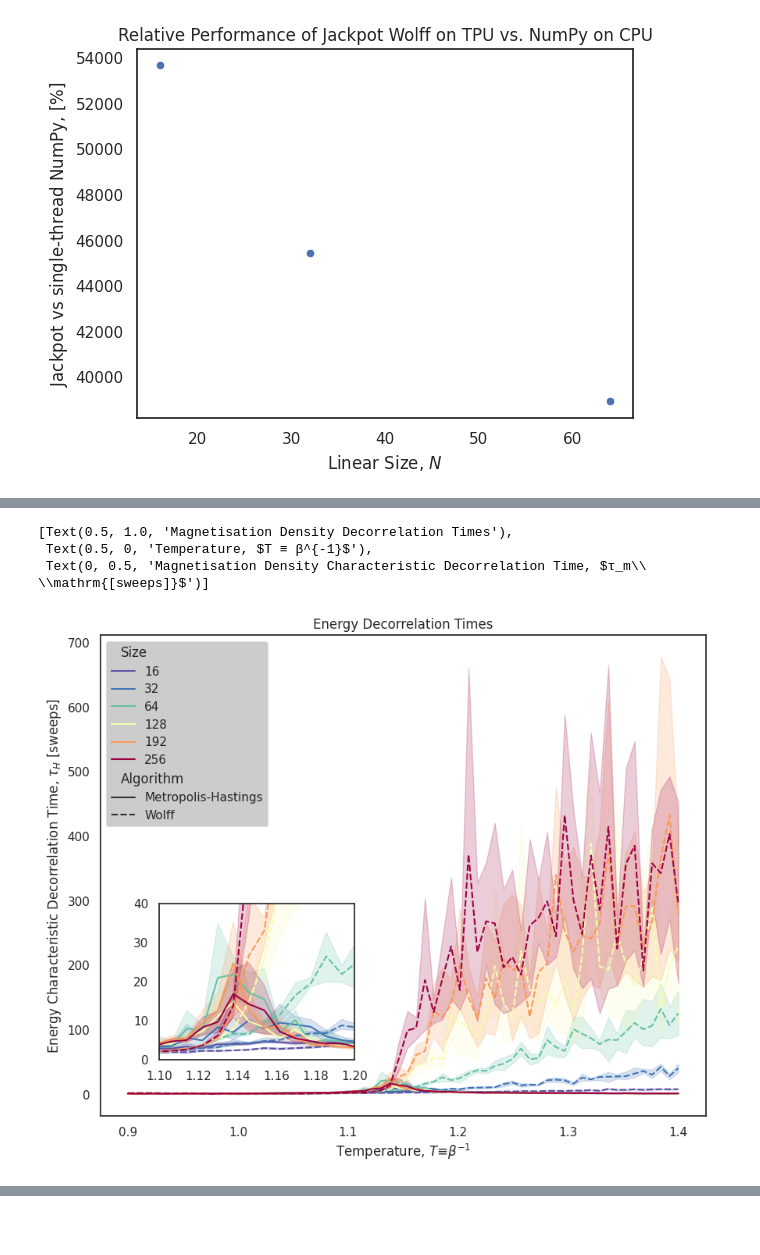
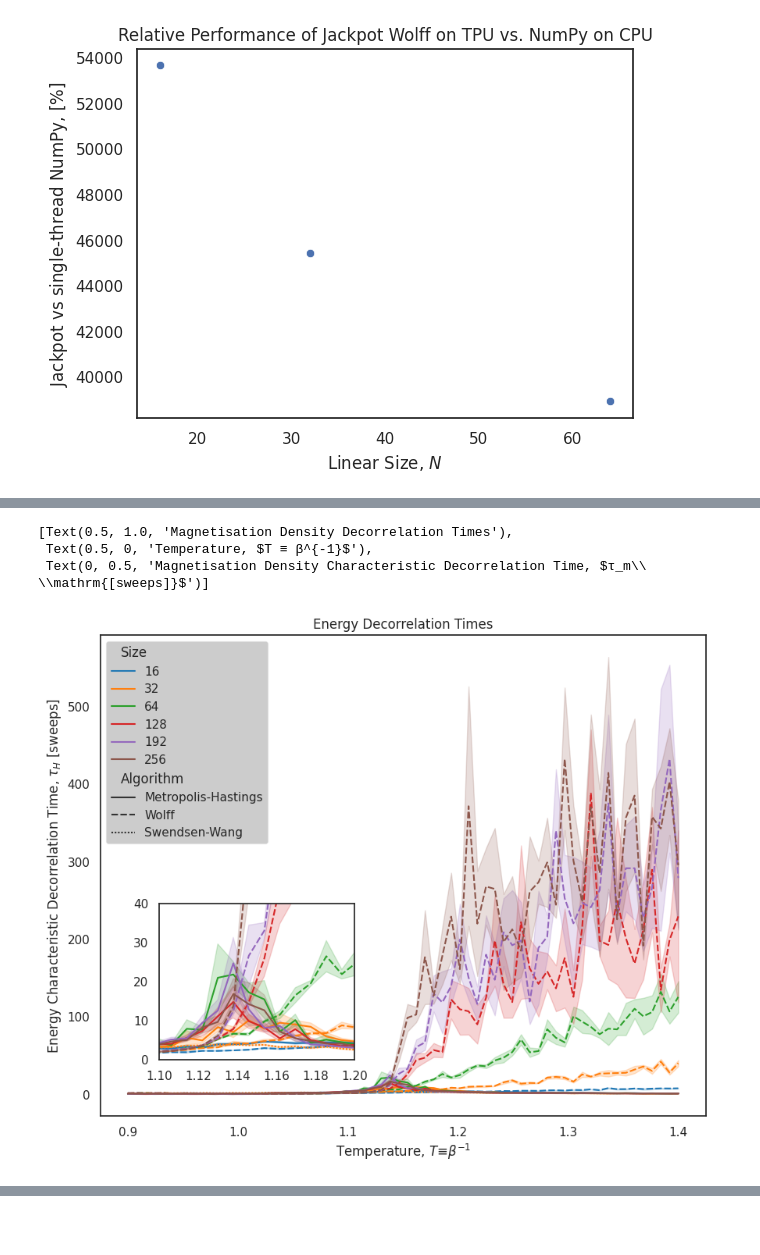
Before and after one commit to JeppeKlitgaard/Jackpot, a Jupyter notebook: report.ipynb, the cells around one changed output, grey strips where cells are left out. Saved outputs shown, nothing was run; the diff lists cells and outputs as text; code cells hidden in the pictures.

```diff
--- a/report.ipynb
+++ b/report.ipynb
@@ -1082,5 +1111,6 @@ Given that we have built our statistical foundation in the first portion of the
 # %%
 # Standard
+# Load autocorrelation data
 ac_df = pd.DataFrame()
 for experiment in (root / "experiments" / "autocorrelation").glob("*"):
     with open(experiment / "config.json") as f:
@@ -1093,6 +1123,10 @@ for experiment in (root / "experiments" / "autocorrelation").glob("*"):
     ac_df = pd.concat([ac_df, _ac_df])
 
 ac_df["Algorithm"] = ac_df["algorithm"].replace(
-    {"wolff": "Wolff", "metropolis_hastings": "Metropolis-Hastings"}
+    {
+        "wolff": "Wolff",
+        "metropolis_hastings": "Metropolis-Hastings",
+        "swendsen_wang": "Swendsen-Wang",
+    }
 )
 ac_df["Size"] = ac_df["size"]
@@ -1099,56 +1141,41 @@ ac_df["Size"] = ac_df["size"]
 # %%
 # Standard
+# Note: A little slow to run due to bootstrapping for the confidence interval
 # Plot energy decorrelation time
+_ac_plot_kwargs = {
+    "data": ac_df,
+    "x": "temp",
+    "hue": "Size",
+    "style": "Algorithm",
+    "palette": "tab10",
+    "errorbar": "se",
+    "n_boot": 500,
+}
 fig, e_ax = plt.subplots()
 fig.set_size_inches(10, 8)
-sns.lineplot(
-    data=ac_df,
-    ax=e_ax,
-    x="temp",
-    y="energy_decay_time",
-    hue="Size",
-    style="Algorithm",
-    palette="Spectral_r",
-)
+sns.lineplot(ax=e_ax, y="energy_decay_time", **_ac_plot_kwargs)
 # ax.set(ylim=(0, 50))
 e_ax2 = plt.axes([0.2, 0.2, 0.25, 0.25])
-sns.lineplot(
-    data=ac_df,
-    ax=e_ax2,
-    x="temp",
-    y="energy_decay_time",
-    hue="Size",
-    style="Algorithm",
-    palette="Spectral_r",
-)
+sns.lineplot(ax=e_ax2, y="energy_decay_time", **_ac_plot_kwargs)
 e_ax2.get_legend().remove()
 e_ax2.set(xlim=(1.1, 1.2), ylim=(0, 40), xlabel=None, ylabel=None)
 e_ax.set(
     title="Energy Decorrelation Times",
     xlabel="Temperature, $T ≡ β^{-1}$",
     ylabel=r"Energy Characteristic Decorrelation Time, $τ_H\ \mathrm{[sweeps]}$",
 )
 
-
 # Plot magnetisation density decorrelation time
 fig, md_ax = plt.subplots()
 fig.set_size_inches(10, 8)
-sns.lineplot(
-    data=ac_df,
-    ax=md_ax,
-    x="temp",
-    y="magnetisation_density_decay_time",
-    hue="Size",
-    style="Algorithm",
-    palette="Spectral_r",
-)
+sns.lineplot(ax=md_ax, y="magnetisation_density_decay_time", **_ac_plot_kwargs)
 md_ax.set(
     title="Magnetisation Density Decorrelation Times",
     xlabel="Temperature, $T ≡ β^{-1}$",
     ylabel=r"Magnetisation Density Characteristic Decorrelation Time, $τ_m\ \mathrm{[sweeps]}$",
 )
 # %% [output]
 [Text(0.5, 1.0, 'Magnetisation Density Decorrelation Times'),
  Text(0.5, 0, 'Temperature, $T ≡ β^{-1}$'),
  Text(0, 0.5, 'Magnetisation Density Characteristic Decorrelation Time, $τ_m\\ \\mathrm{[sweeps]}$')]
-[figure, old version]
+[figure, new version]
```
Also changed, not shown: parts of 49 cells of this notebook, 5 other files.
